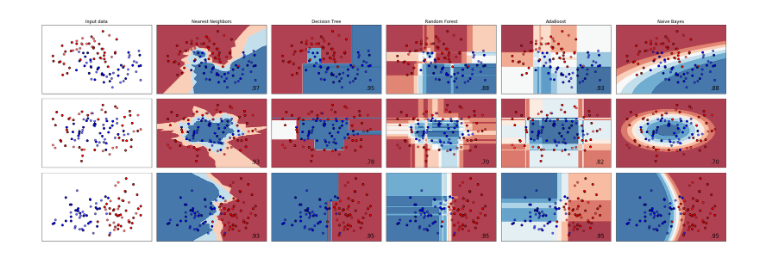
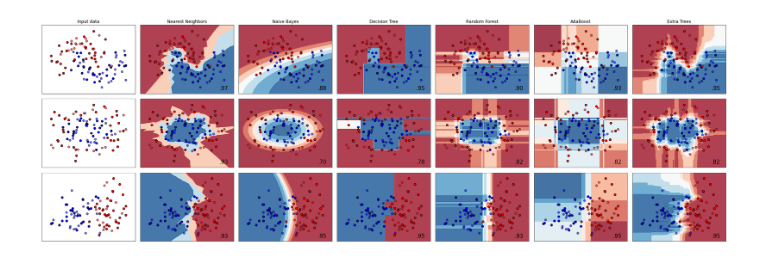
Before and after one commit to LCaravaggio/AnalisisPredictivo, a Jupyter notebook: Modelos.ipynb, the cells around one changed output. Cells and saved outputs as stored; diff of their text form; code cells hidden in the pictures.

```diff
--- a/Modelos.ipynb
+++ b/Modelos.ipynb
@@ -2,6 +2,7 @@
 # Code source: Gaël Varoquaux
 #              Andreas Müller
 # Modified for documentation by Jaques Grobler
+# Modificado para Análisis Predictivo ITBA by Leonardo Caravaggio
 # License: BSD 3 clause
 
 import numpy as np
@@ -10,32 +11,34 @@ from matplotlib.colors import ListedColormap
 from sklearn.model_selection import train_test_split
 from sklearn.preprocessing import StandardScaler
 from sklearn.datasets import make_moons, make_circles, make_classification
-from sklearn.neural_network import MLPClassifier
+#from sklearn.neural_network import MLPClassifier
 from sklearn.neighbors import KNeighborsClassifier
 #from sklearn.svm import SVC
 #from sklearn.gaussian_process import GaussianProcessClassifier
 #from sklearn.gaussian_process.kernels import RBF
 from sklearn.tree import DecisionTreeClassifier
-from sklearn.ensemble import RandomForestClassifier, AdaBoostClassifier
+from sklearn.ensemble import RandomForestClassifier, AdaBoostClassifier, ExtraTreesClassifier
 from sklearn.naive_bayes import GaussianNB
 #from sklearn.discriminant_analysis import QuadraticDiscriminantAnalysis
 
 h = .02  # step size in the mesh
 
 names = ["Nearest Neighbors",
+         "Naive Bayes",
          #"Linear SVM",
          #"RBF SVM",
          #"Gaussian Process",
          "Decision Tree",
          "Random Forest",
+         "AdaBoost",
+         "Extra Trees"
          #"Neural Net",
-         "AdaBoost",
-         "Naive Bayes",
          #"QDA"
          ]
 
 classifiers = [
     KNeighborsClassifier(3),
+    GaussianNB(),
     #SVC(kernel="linear", C=0.025),
     #SVC(gamma=2, C=1),
     #GaussianProcessClassifier(1.0 * RBF(1.0)),
@@ -43,7 +46,7 @@ classifiers = [
     RandomForestClassifier(max_depth=5, n_estimators=10, max_features=1),
     #MLPClassifier(alpha=1, max_iter=1000),
     AdaBoostClassifier(),
-    GaussianNB(),
+    ExtraTreesClassifier()
     #QuadraticDiscriminantAnalysis()
     ]
 
@@ -103,31 +106,31 @@ for ds_cnt, ds in enumerate(datasets):
         # point in the mesh [x_min, x_max]x[y_min, y_max].
         if hasattr(clf, "decision_function"):
             Z = clf.decision_function(np.c_[xx.ravel(), yy.ravel()])
         else:
             Z = clf.predict_proba(np.c_[xx.ravel(), yy.ravel()])[:, 1]
 
         # Put the result into a color plot
         Z = Z.reshape(xx.shape)
         ax.contourf(xx, yy, Z, cmap=cm, alpha=.8)
 
         # Plot the training points
         ax.scatter(X_train[:, 0], X_train[:, 1], c=y_train, cmap=cm_bright,
                    edgecolors='k')
         # Plot the testing points
         ax.scatter(X_test[:, 0], X_test[:, 1], c=y_test, cmap=cm_bright,
                    edgecolors='k', alpha=0.6)
 
         ax.set_xlim(xx.min(), xx.max())
         ax.set_ylim(yy.min(), yy.max())
         ax.set_xticks(())
         ax.set_yticks(())
         if ds_cnt == 0:
             ax.set_title(name)
         ax.text(xx.max() - .3, yy.min() + .3, ('%.2f' % score).lstrip('0'),
                 size=15, horizontalalignment='right')
         i += 1
 
 plt.tight_layout()
 plt.show()
 # %% [output]
-[figure, old version]
+[figure, new version]
```
